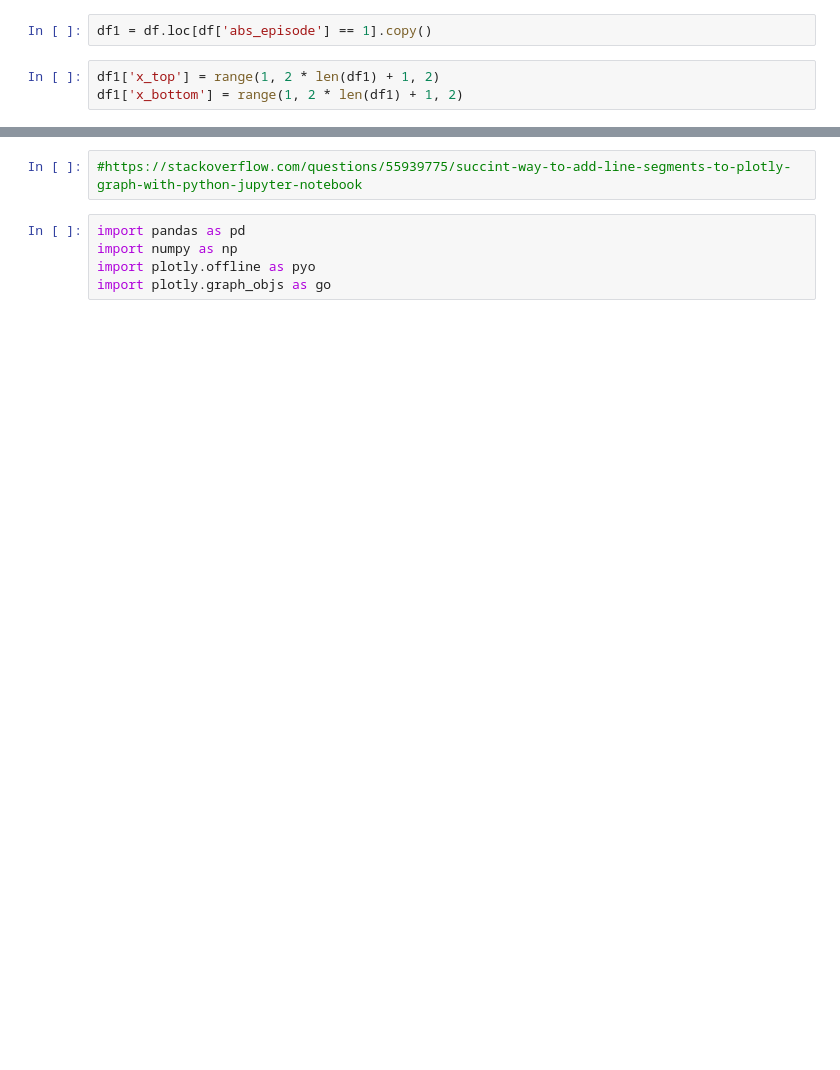
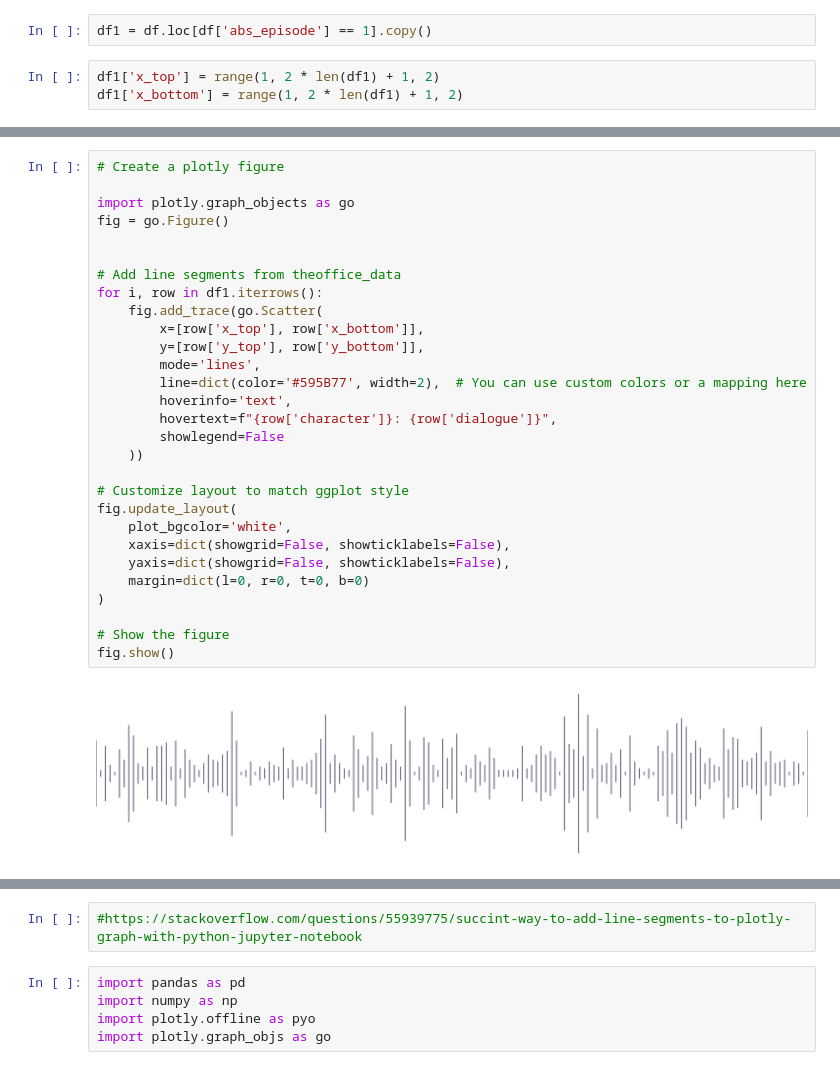
Before and after one commit to JohnErnestBonanno/atla_data_viz, a Jupyter notebook: transcript_eda.ipynb, the cells around one changed output, grey strips where cells are left out. Cells and saved outputs as stored; diff of their text form; blank space fills up the shorter version.

Commit message:
Make plotly proof of concept

```diff
--- a/transcript_eda.ipynb
+++ b/transcript_eda.ipynb
@@ -36,2 +51,33 @@ df1['x_bottom'] = range(1, 2 * len(df1) + 1, 2)
+# %%
+# Create a plotly figure
+
+import plotly.graph_objects as go
+fig = go.Figure()
+
+
+# Add line segments from theoffice_data
+for i, row in df1.iterrows():
+    fig.add_trace(go.Scatter(
+        x=[row['x_top'], row['x_bottom']],
+        y=[row['y_top'], row['y_bottom']],
+        mode='lines',
+        line=dict(color='#595B77', width=2),  # You can use custom colors or a mapping here
+        hoverinfo='text',
+        hovertext=f"{row['character']}: {row['dialogue']}",
+        showlegend=False
+    ))
+
+# Customize layout to match ggplot style
+fig.update_layout(
+    plot_bgcolor='white',
+    xaxis=dict(showgrid=False, showticklabels=False),
+    yaxis=dict(showgrid=False, showticklabels=False),
+    margin=dict(l=0, r=0, t=0, b=0)
+)
+
+# Show the figure
+fig.show()
+# %% [output]
+[figure, added]
 # %%
 df1.head()
```
Also changed, not shown: parts of 7 cells of this notebook.
